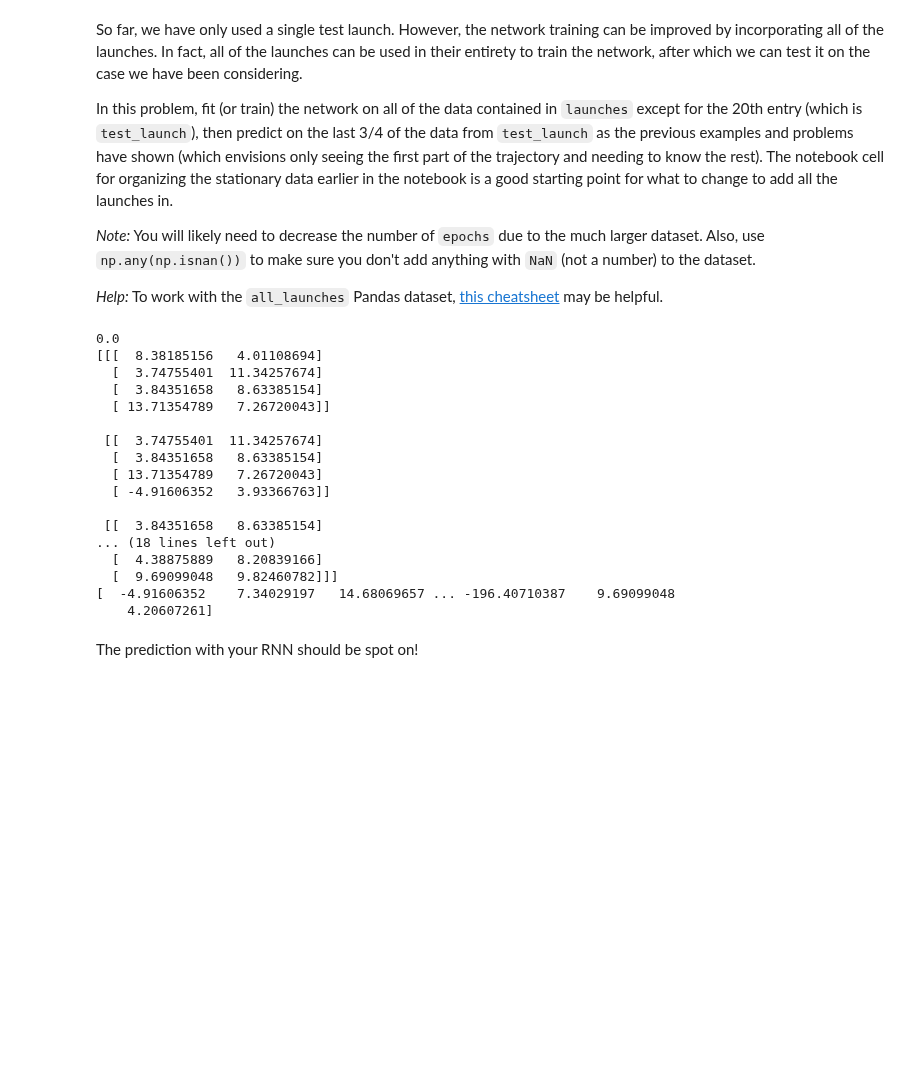
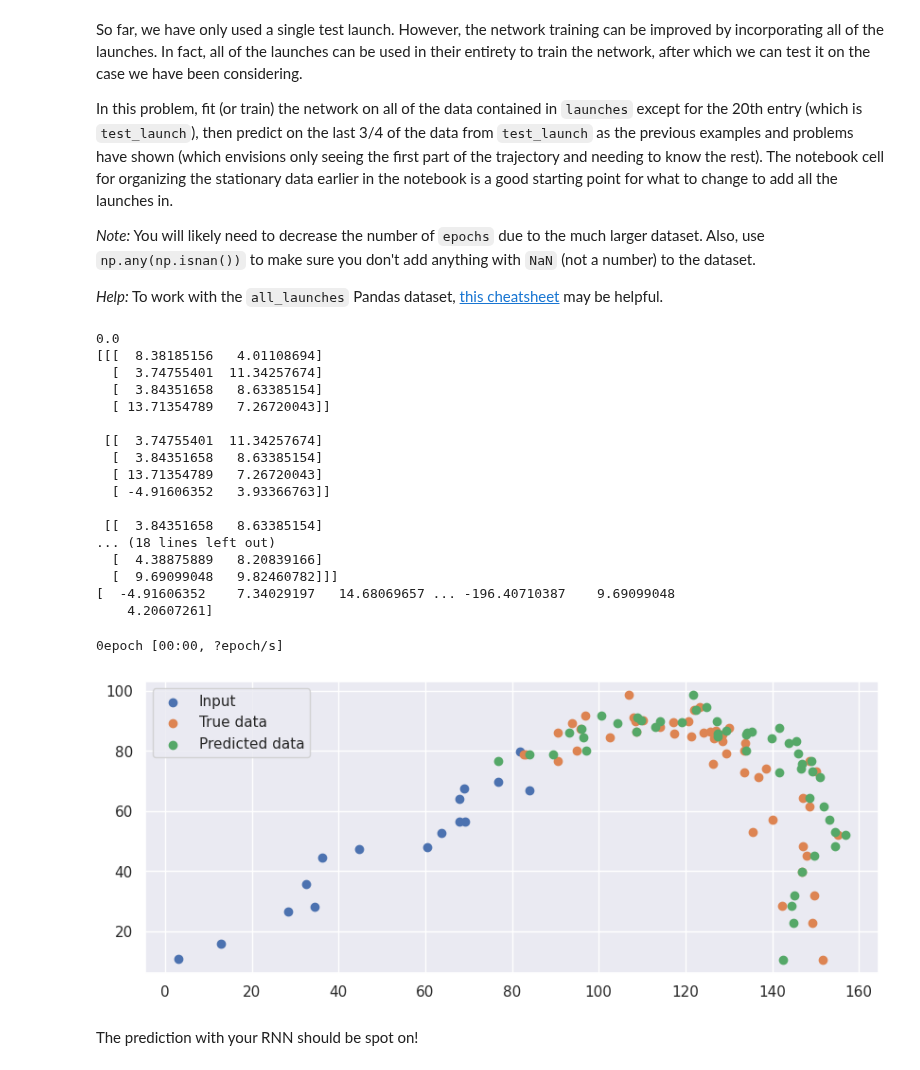
Before and after one commit to Cocoduds/PHYS503, a Jupyter notebook: _sources/homework/Homework_10.ipynb, the cells around one changed output. Drawn from its saved outputs; the diff is of its cells as text; code cells hidden in the pictures; blank space fills up the shorter version.

```diff
--- a/_sources/homework/Homework_10.ipynb
+++ b/_sources/homework/Homework_10.ipynb
@@ -860,14 +863,19 @@ Also, use `np.any(np.isnan())` to make sure you don't add anything with `NaN` (n
 
 *Help:* To work with the `all_launches` Pandas dataset, [this cheatsheet](https://pandas.pydata.org/Pandas_Cheat_Sheet.pdf) may be helpful.
 # %%
+from math import nan
 keras.utils.set_random_seed(0)
 
 # Take the first quarter of the data (stationary)
-original_dh = all_launches[["Distance (m)", "Height (m)"]].shift()
 dh_data = all_launches[["Distance (m)", "Height (m)"]] - all_launches[["Distance (m)", "Height (m)"]].shift()
 training_dh = np.array(dh_data.iloc[1:-66])
 training_height = np.array(test_launch["Height (m)"].iloc[1:-66])
-# print(dh_data.iloc[1:50])
+
+original_dh = test_launch[["Distance (m)", "Height (m)"]].shift()
+dh_data2 = test_launch[["Distance (m)", "Height (m)"]] - test_launch[["Distance (m)", "Height (m)"]].shift()
+quarter_dh = np.array(dh_data2.iloc[1:17])
+quarter_height = np.array(test_launch["Height (m)"].iloc[1:17])
+
 # Organize the data for our recurrent neural network
 k = 4
 dh_in = []
@@ -875,7 +883,7 @@ distance_out = []
 print(dh_data.index[0])
 for i in range(len(training_dh)-k):
   # Take k samples at time t_i ... t_{i+k-1}
-  if dh_data.index[i+k] > dh_data.index[i]:
+  if (dh_data.index[i+k] > dh_data.index[i]) & (not np.isnan(training_dh[i:i+k+1].any())): # to break up the different runs and remove any NaNs
     dh_in.append(training_dh[i:i+k])
     # Get function output at time t_{i+k}
     distance_out.append(training_dh[i+k,0])
@@ -902,63 +910,65 @@ history = dh_model.fit(
     distance_out,
     batch_size=10,         # The training takes groups of samples (in this case 10 samples at a time)
     epochs=20,           # The number of times to iterate through our dataset
     validation_split = 0,  # Use 0% of data to check accuracy
     verbose=0,             # Don't print info as it trains
     callbacks=[TqdmCallback(verbose=0)]
 )
 
-# # Plot prediction and the true values
-# data_distance = test_launch["Distance (m)"].iloc[17:]
-# data_height = test_launch["Height (m)"].iloc[17:]
+# Plot prediction and the true values
+data_distance = test_launch["Distance (m)"].iloc[17:]
+data_height = test_launch["Height (m)"].iloc[17:]
 
-# # Run predictions through the model to get the next time step
-# predictions = [dh_in[-1][i,0] for i in range(k)]
-# for i in range(len(data_distance)):
-#   # Get the k previous steps of height and with predicted distance
-#   i_input = np.vstack([
-#       np.array([predictions[-i] for i in range(k,0,-1)]),
-#       np.array([dh_data["Height (m)"].iloc[17+i-j] for j in range(k,0,-1)])
-#   ]).T
-#   prediction = dh_model(i_input.reshape((1,k,2)))
-#   # Convert single value matrix to just a number
-#   predictions.append(np.array(prediction)[0][0])
+# Run predictions through the model to get the next time step
+predictions = [dh_in[-1][i,0] for i in range(k)]
+for i in range(len(data_distance)):
+  # Get the k previous steps of height and with predicted distance
+  i_input = np.vstack([
+      np.array([predictions[-i] for i in range(k,0,-1)]),
+      np.array([dh_data["Height (m)"].iloc[17+i-j] for j in range(k,0,-1)])
+  ]).T
+  prediction = dh_model(i_input.reshape((1,k,2)))
+  # Convert single value matrix to just a number
+  predictions.append(np.array(prediction)[0][0])
 
-# # Cut out first k predictions (that we actually already knew)
-# predictions = np.array(predictions[k:])
+# Cut out first k predictions (that we actually already knew)
+predictions = np.array(predictions[k:])
 
-# # Shift data and predictions
-# shift_quarter_distance = training_dh[:,0]+original_dh["Distance (m)"].iloc[1:17]
-# shift_data_distance = data_distance
-# shift_predictions = [predictions[0]+original_dh["Distance (m)"].iloc[17]]
-# for pred in predictions[1:]:
-#   shift_predictions.append(pred + shift_predictions[-1])
+# Shift data and predictions
+shift_quarter_distance = quarter_dh[:,0]+original_dh["Distance (m)"].iloc[1:17]
+shift_data_distance = data_distance
+shift_predictions = [predictions[0]+original_dh["Distance (m)"].iloc[17]]
+for pred in predictions[1:]:
+  shift_predictions.append(pred + shift_predictions[-1])
 
-# # Plot
-# plt.close('all')
-# plt.figure(figsize=(10,4))
-# plt.scatter(shift_quarter_distance, training_height, label="Input")
-# plt.scatter(shift_data_distance, data_height, label="True data")
-# plt.scatter(shift_predictions, data_height, label="Predicted data")
-# plt.legend()
-# plt.show()
+# Plot
+plt.close('all')
+plt.figure(figsize=(10,4))
+plt.scatter(shift_quarter_distance, quarter_height, label="Input")
+plt.scatter(shift_data_distance, data_height, label="True data")
+plt.scatter(shift_predictions, data_height, label="Predicted data")
+plt.legend()
+plt.show()
 # %% [output]
 0.0
 [[[  8.38185156   4.01108694]
   [  3.74755401  11.34257674]
   [  3.84351658   8.63385154]
   [ 13.71354789   7.26720043]]
 
  [[  3.74755401  11.34257674]
   [  3.84351658   8.63385154]
   [ 13.71354789   7.26720043]
   [ -4.91606352   3.93366763]]
 
  [[  3.84351658   8.63385154]
 ... (18 lines left out)
   [  4.38875889   8.20839166]
   [  9.69099048   9.82460782]]]
 [  -4.91606352    7.34029197   14.68069657 ... -196.40710387    9.69099048
     4.20607261]
+0epoch [00:00, ?epoch/s]
+[figure, added]
 # %% [markdown]
 The prediction with your RNN should be spot on!
 # %% [markdown]
```
Also changed, not shown: parts of 1 cell of this notebook.
